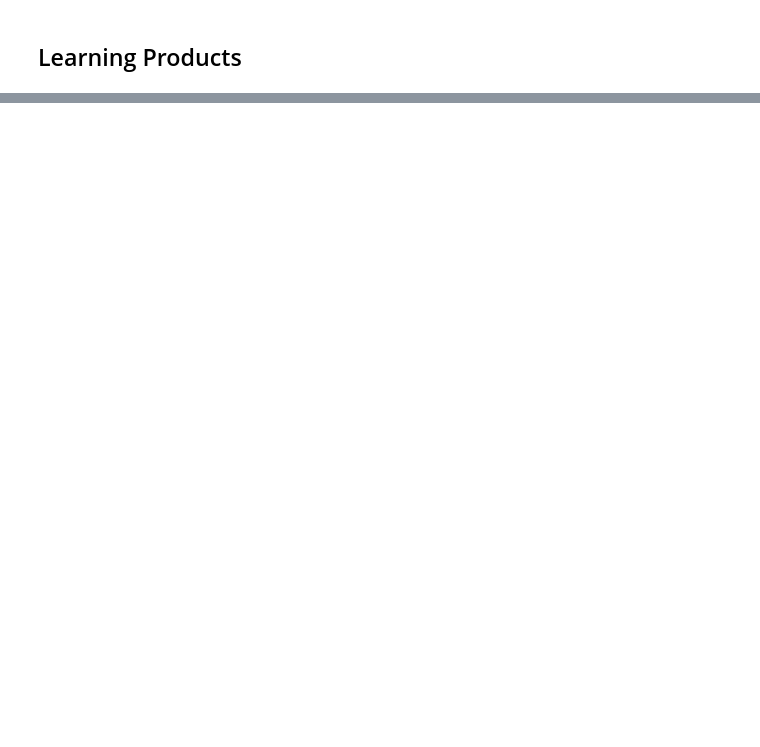
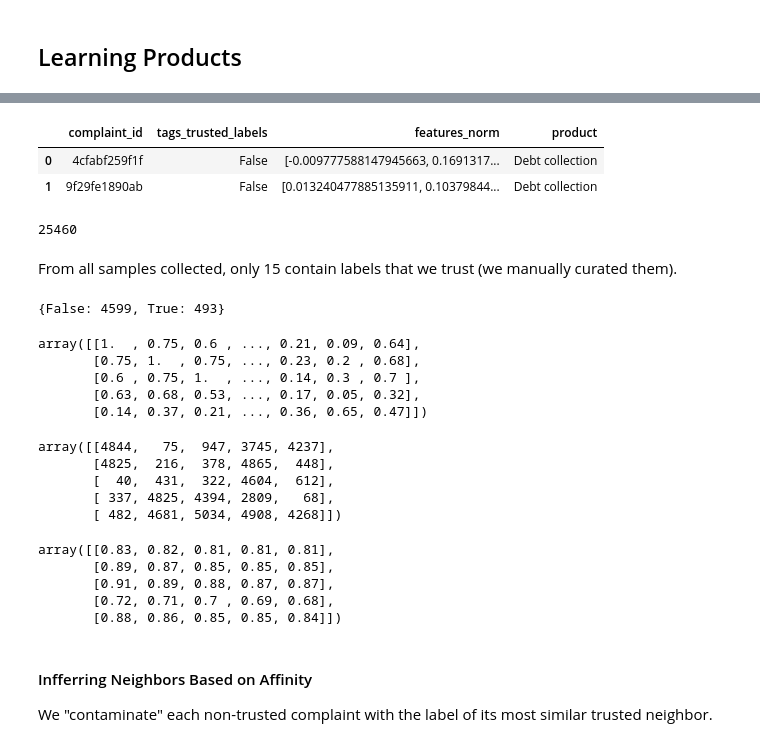
Before and after one commit to personalml/example, a Jupyter notebook: notebooks/exploration/issues-learning.ipynb, the cells around one changed output, grey strips where cells are left out. Saved outputs shown, nothing was run; the diff lists cells and outputs as text; code cells hidden in the pictures; blank space fills up the shorter version.

```diff
--- a/notebooks/exploration/issues-learning.ipynb
+++ b/notebooks/exploration/issues-learning.ipynb
@@ -76,0 +78,29 @@ y.limit(5).toPandas()
+# %%
+from pyspark.ml.feature import Normalizer
+
+def normalize(x):
+    normalizer = Normalizer(inputCol='features', outputCol='features_norm')
+    return normalizer.transform(x)
+
+x_ = normalize(xs).select(
+    'complaint_id',
+    'tags_trusted_labels',
+    'features_norm',
+    'product'
+).toPandas()
+
+x_.head(2)
+# %% [output]
+|  | complaint_id | tags_trusted_labels | features_norm | product |
+| 0 | 4cfabf259f1f | False | [-0.009777588147945663, 0.1691317... | Debt collection |
+| 1 | 9f29fe1890ab | False | [0.013240477885135911, 0.10379844... | Debt collection |
+# %%
+x_.size
+# %% [output]
+25460
+# %% [markdown]
+From all samples collected, only 15 contain labels that we trust (we manually curated them).
+# %%
+dict(zip(*np.unique(x_.tags_trusted_labels, return_counts=True)))
+# %% [output]
+{False: 4599, True: 493}
@@ -76,0 +112,8 @@ y.limit(5).toPandas()
+# %%
+cs[:5].round(2)
+# %% [output]
+array([[1.  , 0.75, 0.6 , ..., 0.21, 0.09, 0.64],
+       [0.75, 1.  , 0.75, ..., 0.23, 0.2 , 0.68],
+       [0.6 , 0.75, 1.  , ..., 0.14, 0.3 , 0.7 ],
+       [0.63, 0.68, 0.53, ..., 0.17, 0.05, 0.32],
+       [0.14, 0.37, 0.21, ..., 0.36, 0.65, 0.47]])
@@ -76,0 +125,21 @@ y.limit(5).toPandas()
+# %%
+nb[:5]
+# %% [output]
+array([[4844,   75,  947, 3745, 4237],
+       [4825,  216,  378, 4865,  448],
+       [  40,  431,  322, 4604,  612],
+       [ 337, 4825, 4394, 2809,   68],
+       [ 482, 4681, 5034, 4908, 4268]])
+# %%
+nb_sim[:5].round(2)
+# %% [output]
+array([[0.83, 0.82, 0.81, 0.81, 0.81],
+       [0.89, 0.87, 0.85, 0.85, 0.85],
+       [0.91, 0.89, 0.88, 0.87, 0.87],
+       [0.72, 0.71, 0.7 , 0.69, 0.68],
+       [0.88, 0.86, 0.85, 0.85, 0.84]])
+# %% [markdown]
+#### Infferring Neighbors Based on Affinity
+
+We "contaminate" each non-trusted complaint with
+the label of its most similar trusted neighbor.
```
Also changed, not shown: parts of 17 cells of this notebook, 4 other files.
